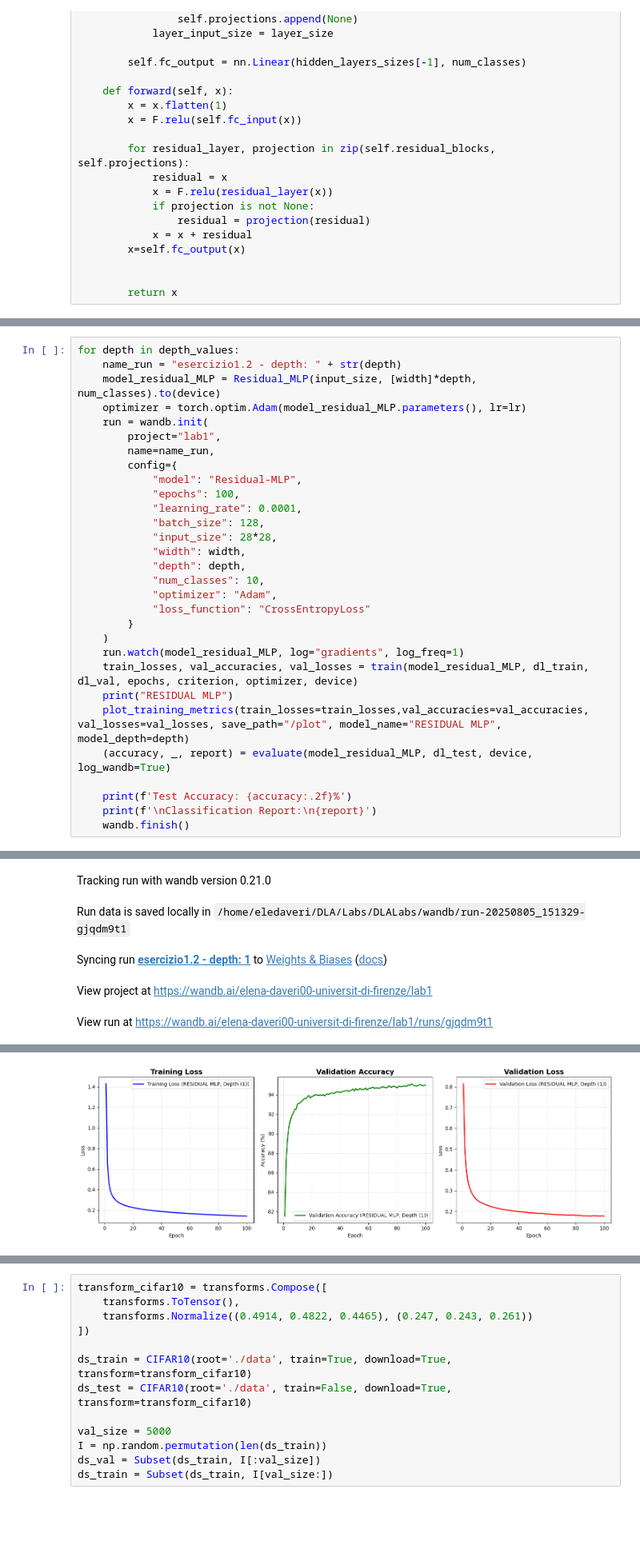
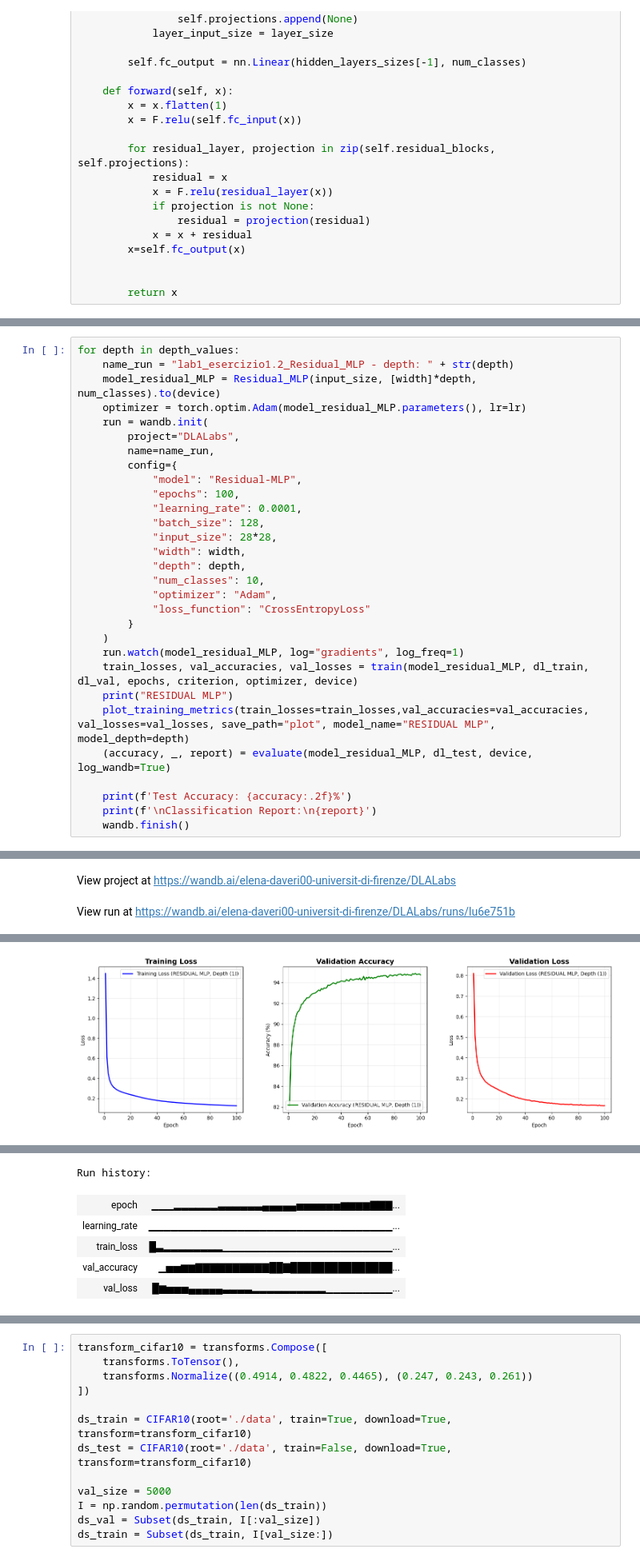
Before and after one commit to eledaveri/DLALabs, a Jupyter notebook: Lab1-CNNs.ipynb, the cells around one changed output, grey strips where cells are left out. Shown at 80% size. Cells and saved outputs as stored; diff of their text form; blank space fills up the shorter version.

```diff
--- a/Lab1-CNNs.ipynb
+++ b/Lab1-CNNs.ipynb
@@ -631,10 +588,10 @@ depth_values = [1, 3, 5, 8, 16, 24, 32] #3,
 # %%
 for depth in depth_values:
-    name_run = "esercizio1.2 - depth: " + str(depth)
+    name_run = "lab1_esercizio1.2_Residual_MLP - depth: " + str(depth)
     model_residual_MLP = Residual_MLP(input_size, [width]*depth, num_classes).to(device)
     optimizer = torch.optim.Adam(model_residual_MLP.parameters(), lr=lr)
     run = wandb.init(
-        project="lab1",
+        project="DLALabs",
         name=name_run,
         config={
             "model": "Residual-MLP",
@@ -652,7 +609,7 @@ for depth in depth_values:
     run.watch(model_residual_MLP, log="gradients", log_freq=1)
     train_losses, val_accuracies, val_losses = train(model_residual_MLP, dl_train, dl_val, epochs, criterion, optimizer, device)
     print("RESIDUAL MLP")
-    plot_training_metrics(train_losses=train_losses,val_accuracies=val_accuracies, val_losses=val_losses, save_path="/plot", model_name="RESIDUAL MLP", model_depth=depth)
+    plot_training_metrics(train_losses=train_losses,val_accuracies=val_accuracies, val_losses=val_losses, save_path="plot", model_name="RESIDUAL MLP", model_depth=depth)
     (accuracy, _, report) = evaluate(model_residual_MLP, dl_test, device, log_wandb=True)
 
     print(f'Test Accuracy: {accuracy:.2f}%')
@@ -669,5 +622,2 @@ Find logs at: ./wandb/run-20250805_151127-j3p94vrw/logs
-Tracking run with wandb version 0.21.0
+View project at https://wandb.ai/elena-daveri00-universit-di-firenze/DLALabs
-Run data is saved locally in /home/eledaveri/DLA/Labs/DLALabs/wandb/run-20250805_151329-gjqdm9t1
+View run at https://wandb.ai/elena-daveri00-universit-di-firenze/DLALabs/runs/lu6e751b
-Syncing run esercizio1.2 - depth: 1 to Weights & Biases (docs)
-View project at https://wandb.ai/elena-daveri00-universit-di-firenze/lab1
-View run at https://wandb.ai/elena-daveri00-universit-di-firenze/lab1/runs/gjqdm9t1
@@ -673,0 +641 @@ View run at https://wandb.ai/elena-daveri00-universit-di-firenze/lab1/runs/gjqdm
+[figure, new version]
@@ -691 +642,0 @@ Plot salvato in: plot
-[figure, old version]
@@ -692,0 +663,6 @@ Plot salvato in: plot
+Run history:
+| epoch | ▁▁▁▂▂▂▂▂▂▃▃▃▃▃▃▄▄▄▄▄▅▅▅▅▅▅▆▆▆▆▇▇▇... |
+| learning_rate | ▁▁▁▁▁▁▁▁▁▁▁▁▁▁▁▁▁▁▁▁▁▁▁▁▁▁▁▁▁▁▁▁▁... |
+| train_loss | █▃▂▂▂▂▂▂▂▂▁▁▁▁▁▁▁▁▁▁▁▁▁▁▁▁▁▁▁▁▁▁▁... |
+| val_accuracy | ▁▅▅▆▆▇▇▇▇▇▇▇▇▇▇██▇███████████████... |
+| val_loss | █▆▅▅▅▄▄▄▄▄▃▃▃▃▂▂▂▂▂▂▂▂▂▂▁▁▁▁▁▁▁▁▁... |
```
Also changed, not shown: parts of 15 cells of this notebook.
